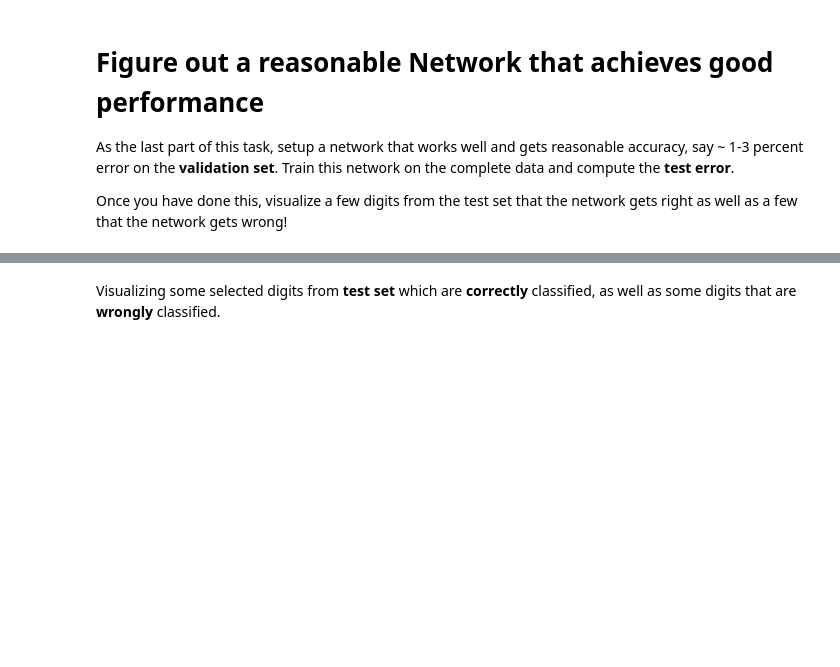
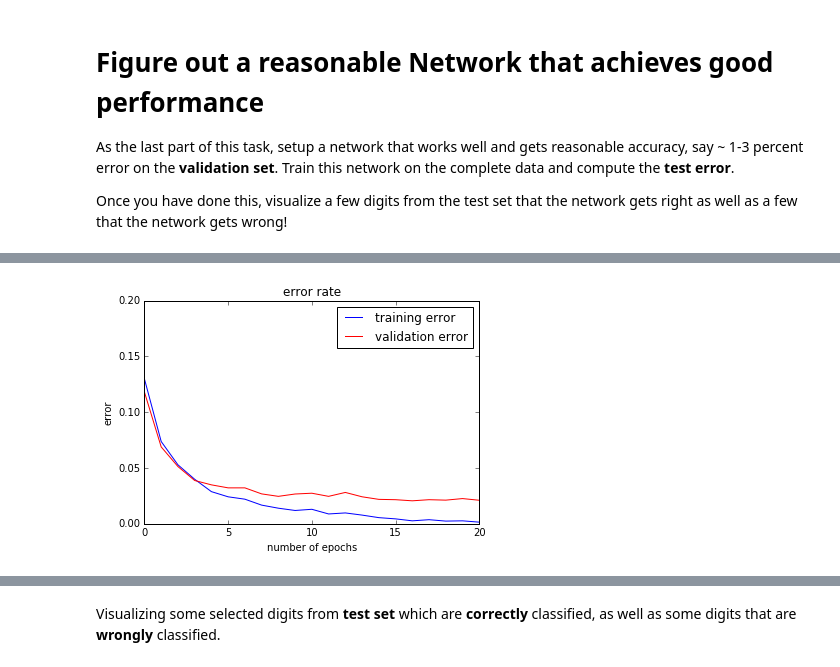
Before and after one commit to kopxiong/dl_lab_2016, a Jupyter notebook: 01_notebooks/assignment 1.ipynb, the cells around one changed output, grey strips where cells are left out. Saved outputs shown, nothing was run; the diff lists cells and outputs as text; code cells hidden in the pictures; blank space fills up the shorter version.

```diff
--- a/01_notebooks/assignment 1.ipynb
+++ b/01_notebooks/assignment 1.ipynb
@@ -741,29 +772,23 @@ input_shape = (None, 28*28)
 layers = [InputLayer(input_shape)]
 layers.append(FullyConnectedLayer(
                 layers[-1],
-                num_units=256,
-                init_stddev=1.0,
-                activation_fun=Activation('relu')
-))
-layers.append(FullyConnectedLayer(
-                layers[-1],
                 num_units=128,
-                init_stddev=0.1,
+                init_stddev=0.01,
                 activation_fun=Activation('relu')
 ))
 layers.append(FullyConnectedLayer(
                 layers[-1],
                 num_units=64,
-                init_stddev=0.1,
+                init_stddev=0.01,
                 activation_fun=Activation('relu')
 ))
 layers.append(FullyConnectedLayer(
                 layers[-1],
                 num_units=10,
-                init_stddev=0.1,
+                init_stddev=0.01,
                 # last layer has no nonlinearity
                 # (softmax will be applied in the output layer)
-                activation_fun=Activation('relu')
+                activation_fun=None
 ))
 layers.append(SoftmaxOutput(layers[-1]))
 #layers.append(LinearOutput(layers[-1]))
@@ -772,7 +797,7 @@ nn = NeuralNetwork(layers, reg=1e-5)
 # Train neural network
 t0 = time.time()
 train_loss, train_error, val_loss, val_error = nn.train(X_train, y_train, X_val, y_val,
-                                                        learning_rate=0.05, max_epochs=50,
+                                                        learning_rate=0.1, max_epochs=20,
                                                         batch_size=64, descent_type="sgd", y_one_hot=True)
 t1 = time.time()
 print('Duration: {:.1f}s'.format(t1-t0))
@@ -808,12 +833,14 @@ nn.classification_error(X_test, y_test)
 # %%
 # plotting the error rate
-plt.plot(np.arange(51), train_error, color='blue', label='training error')
-plt.plot(np.arange(51), val_error, color='red', label='validation error')
+plt.plot(np.arange(21), train_error, color='blue', label='training error')
+plt.plot(np.arange(21), val_error, color='red', label='validation error')
 plt.ylim([0.0, 0.2])
 plt.xlabel("number of epochs")
 plt.ylabel("error")
 plt.legend(['training error', 'validation error'], loc='upper right')
 plt.title("error rate")
 plt.show()
+# %% [output]
+[figure, added]
 # %%
 # plotting the loss function
```
Also changed, not shown: parts of 18 cells of this notebook, 9 other files.
